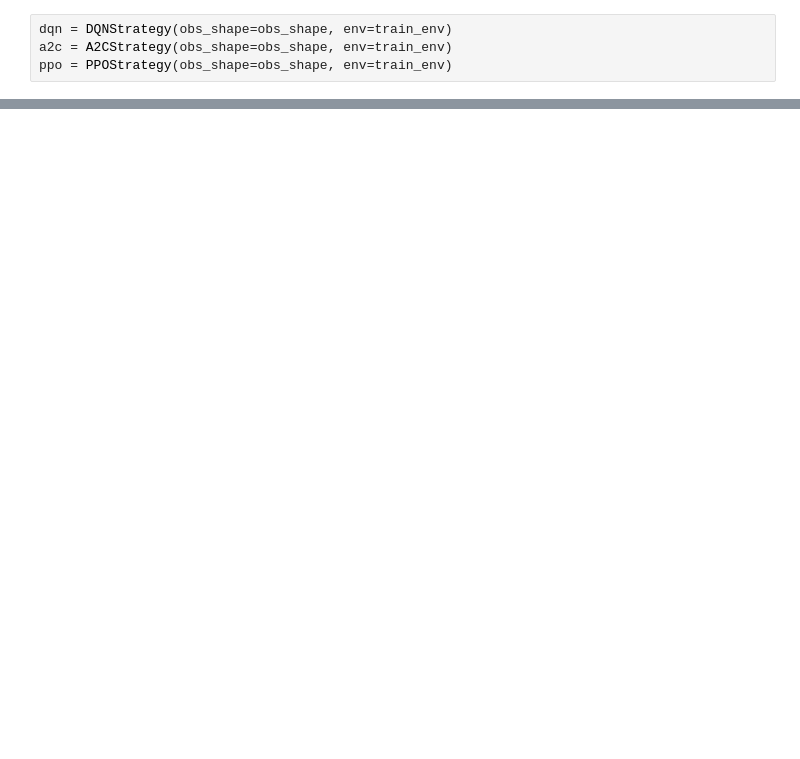
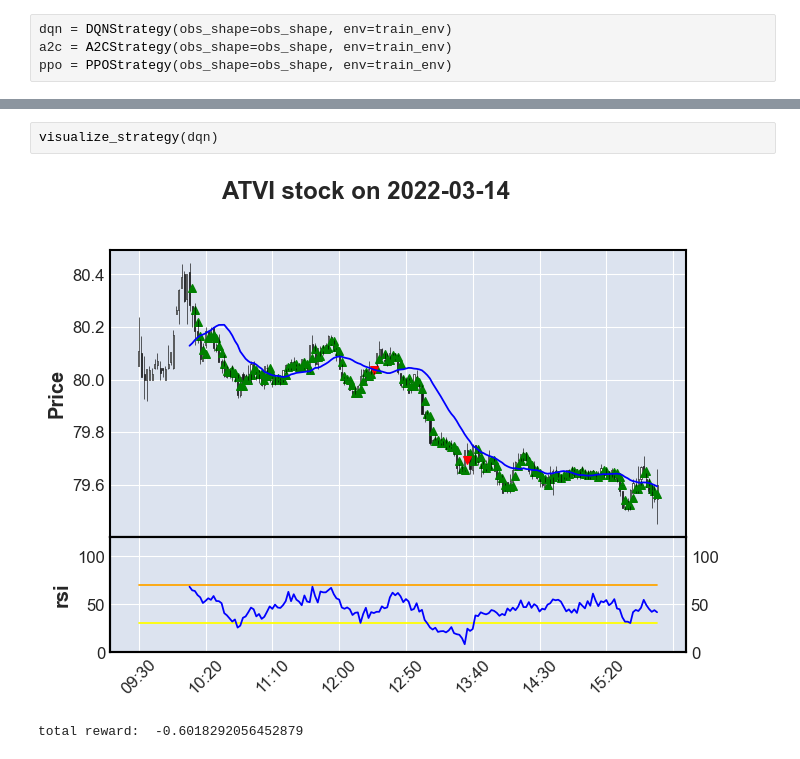
Before and after one commit to liv20/atgym, a Jupyter notebook: Conventional and RL Strategies.ipynb, the cells around one changed output, grey strips where cells are left out. Drawn from its saved outputs; the diff is of its cells as text; blank space fills up the shorter version.

```diff
--- a/Conventional and RL Strategies.ipynb
+++ b/Conventional and RL Strategies.ipynb
@@ -209,0 +204,5 @@ plt.plot(steps, ppo_returns, label='ppo_returns')
+# %%
+visualize_strategy(dqn)
+# %% [output]
+[figure, added]
+total reward:  -0.6018292056452879
```
Also changed, not shown: parts of 11 cells of this notebook.
